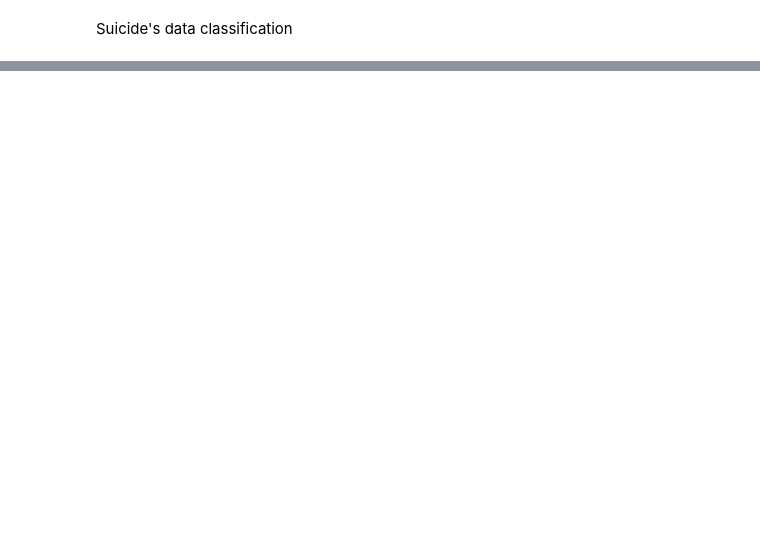
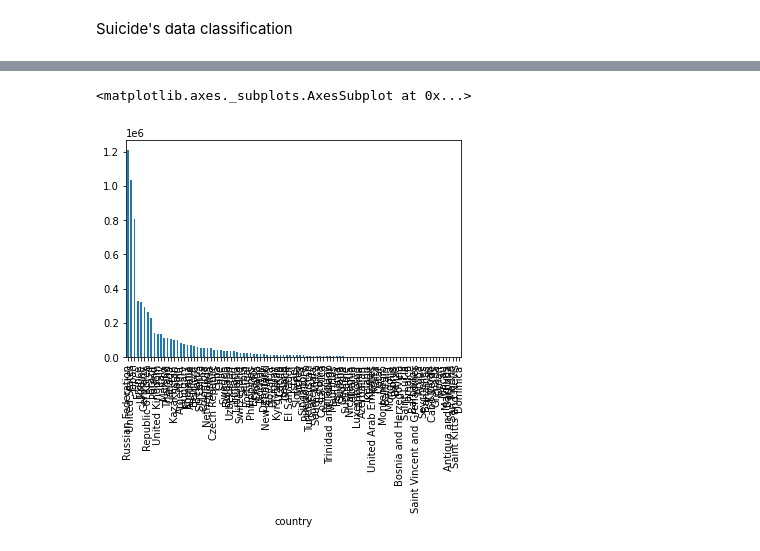
Before and after one commit to julija-dmrk/data-mining, a Jupyter notebook: 3rd_week.ipynb, the cells around one changed output, grey strips where cells are left out. Drawn from its saved outputs; the diff is of its cells as text; code cells hidden in the pictures; blank space fills up the shorter version.

```diff
--- a/3rd_week.ipynb
+++ b/3rd_week.ipynb
@@ -25,0 +62,8 @@ data.sample(10)
+# %%
+# Q3. What is total and relatice suicide count by the country?
+# total suicide number
+sp = data.groupby('country')['suicides_no'].agg('sum').sort_values(ascending=False)
+sp.plot(kind = "bar")
+# %% [output]
+<matplotlib.axes._subplots.AxesSubplot at 0x...>
+[figure, added]
```
Also changed, not shown: parts of 19 cells of this notebook.
